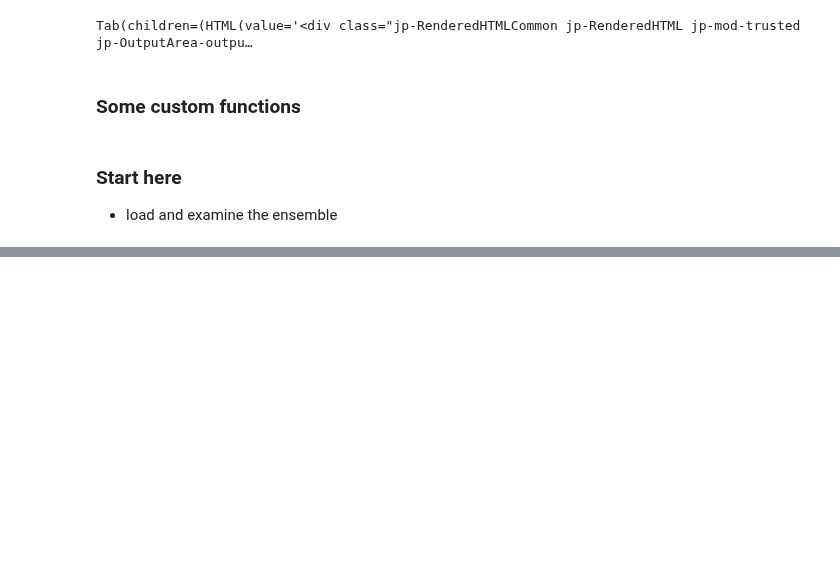
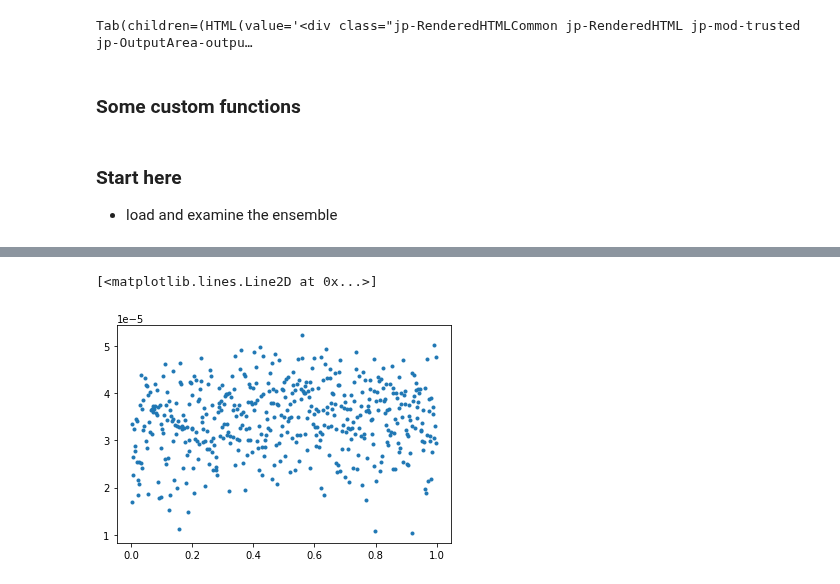
Before and after one commit to djk2120/CLM5PPE, a Jupyter notebook: pyth/lhc.ipynb, the cells around one changed output, grey strips where cells are left out. Drawn from its saved outputs; the diff is of its cells as text; code cells hidden in the pictures; blank space fills up the shorter version.

```diff
--- a/pyth/lhc.ipynb
+++ b/pyth/lhc.ipynb
@@ -131,12 +122,12 @@ def get_ds(dvs,htape,yr0=1850,yr1=2014,dropdef=False):
         ds['time']=xr.cftime_range(yr0,periods=len(ds.time),freq='MS')
 
     #add some param info, etc.
-    df=pd.read_csv('/glade/scratch/djk2120/PPEn11/lhc220701.txt')
+    df=pd.read_csv('/glade/campaign/asp/djk2120/PPEn11/csvs/lhc220926.txt')
     ds['key']=xr.DataArray(keys,dims=['ens'])
-    add_params(ds,df)
+    add_params(ds,df,keys)
 
     #add landarea info
-    la_file = '/glade/scratch/djk2120/PPEn08/sparsegrid_landarea.nc'
+    la_file = '/glade/u/home/djk2120/clm5ppe/pyth/sparsegrid_landarea.nc'
     la = xr.open_dataset(la_file).landarea  #km2
     ds['la'] = la
 
@@ -196,0 +227,7 @@ plt.ylabel(v);
+# %%
+gpp=gmean(ds.GPP.sel(time=slice('2005','2014')).mean(dim='time'),ds.la)
+# %%
+plt.plot(ds.krmax,gpp,'.')
+# %% [output]
+[<matplotlib.lines.Line2D at 0x...>]
+[figure, added]
```
Also changed, not shown: parts of 19 cells of this notebook.
